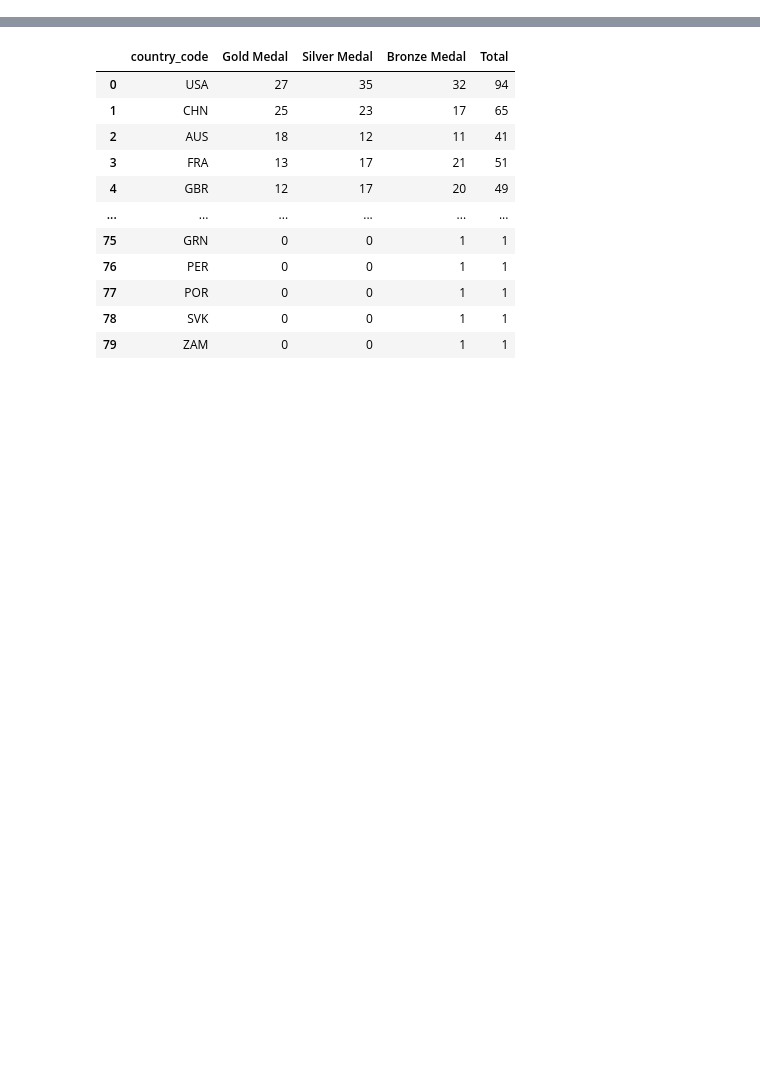
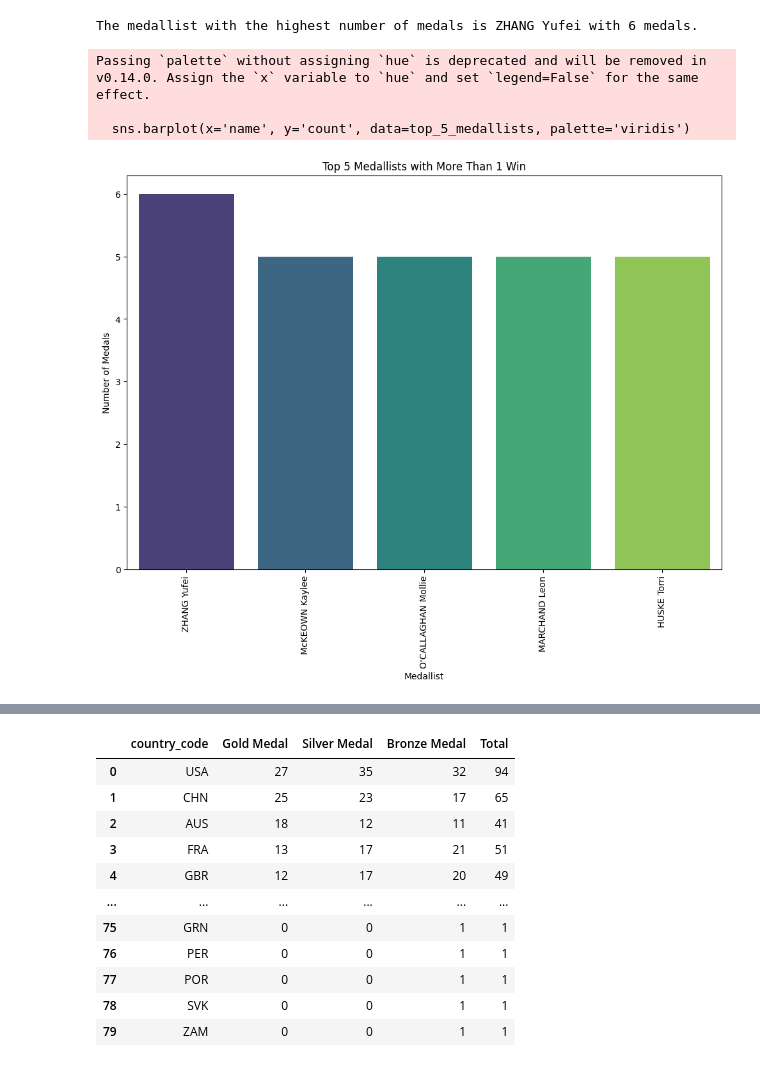
Before and after one commit to noelmt7/Advanced_Data_Analytics, a Jupyter notebook: Olympics/Paris2024_analysis.ipynb, the cells around one changed output, grey strips where cells are left out. Drawn from its saved outputs; the diff is of its cells as text; code cells hidden in the pictures; blank space fills up the shorter version.

```diff
--- a/Olympics/Paris2024_analysis.ipynb
+++ b/Olympics/Paris2024_analysis.ipynb
@@ -25,3 +29,39 @@ medallist_df.sample(10)
+# %%
+
+medal_counts = medallist_df['name'].value_counts()
+
+# Find the medallist with the highest number of medals
+top_medallist = medal_counts.idxmax()
+top_medallist_count = medal_counts.max()
+
+# Display the result
+print(f"The medallist with the highest number of medals is {top_medallist} with {top_medallist_count} medals.")
+# %% [output]
+The medallist with the highest number of medals is ZHANG Yufei with 6 medals.
+# %%
+# Count the number of medals per medallist
+medal_counts = medallist_df['name'].value_counts().reset_index()
+medal_counts.columns = ['name', 'count']
+
+# Filter medallists with more than 1 win
+medal_counts_filtered = medal_counts[medal_counts['count'] > 1]
+
+# Sort the data by the number of medals in descending order and select the top 5
+top_5_medallists = medal_counts_filtered.sort_values(by='count', ascending=False).head(5)
+
+# Plot vertical bar graph using Seaborn
+plt.figure(figsize=(12, 8))
+sns.barplot(x='name', y='count', data=top_5_medallists, palette='viridis')
+plt.xlabel('Medallist')
+plt.ylabel('Number of Medals')
+plt.title('Top 5 Medallists with More Than 1 Win')
+plt.xticks(rotation=90)  # Rotate x labels for better readability
+plt.show()
+# %% [output]
+Passing `palette` without assigning `hue` is deprecated and will be removed in v0.14.0. Assign the `x` variable to `hue` and set `legend=False` for the same effect.
+
+  sns.barplot(x='name', y='count', data=top_5_medallists, palette='viridis')
+[figure, added]
 # %%
 medals_df.sample(10)
 # %% [output]
```
Also changed, not shown: parts of 11 cells of this notebook.
